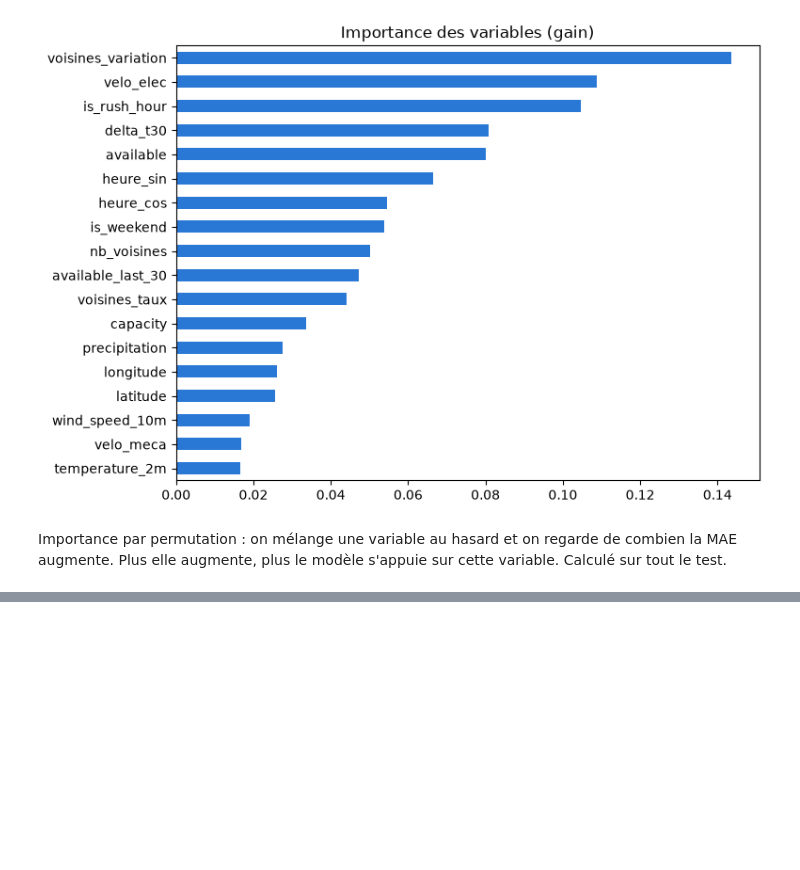
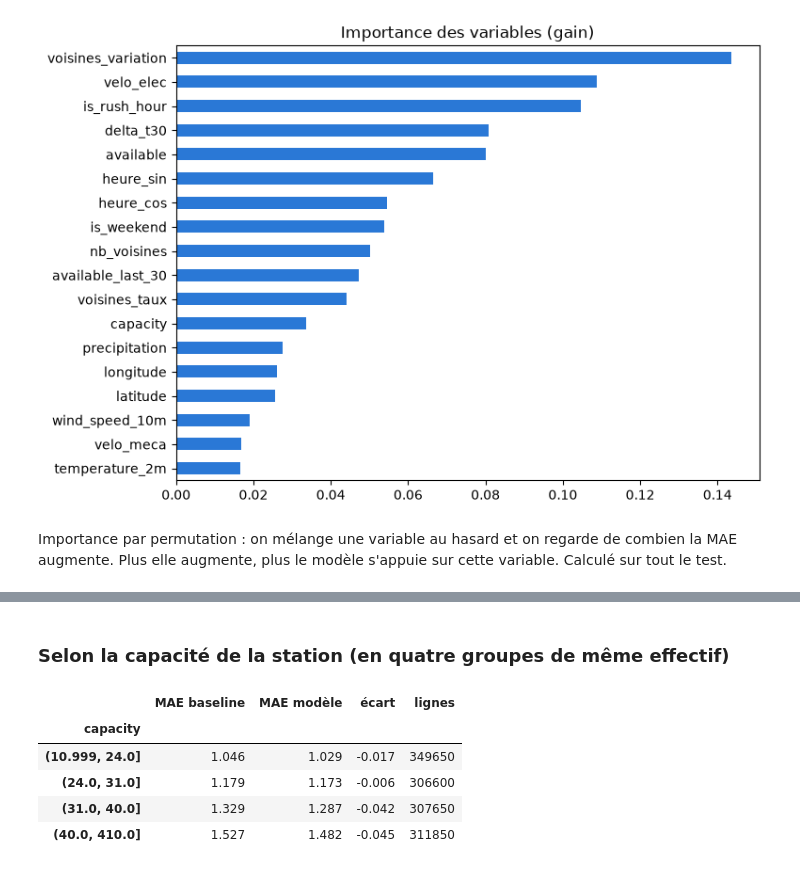
Before and after one commit to PorcherLeo/ProjetDataScience, a Jupyter notebook: 02-modelisation.ipynb, the cells around one changed output, grey strips where cells are left out. Saved outputs shown, nothing was run; the diff lists cells and outputs as text; code cells hidden in the pictures; blank space fills up the shorter version.

```diff
--- a/02-modelisation.ipynb
+++ b/02-modelisation.ipynb
@@ -1282,0 +1335,12 @@ Cette conclusion sera à compléter avec l'importance des variables et l'analyse
+# %% [markdown]
+### Selon la capacité de la station (en quatre groupes de même effectif)
+# %%
+par_capacite = erreurs_par(pd.qcut(test["capacity"], 4, duplicates="drop"))
+par_capacite
+# %% [output]
+|  | MAE baseline | MAE modèle | écart | lignes |
+| capacity |  |  |  |  |
+| (10.999, 24.0] | 1.046 | 1.029 | -0.017 | 349650 |
+| (24.0, 31.0] | 1.179 | 1.173 | -0.006 | 306600 |
+| (31.0, 40.0] | 1.329 | 1.287 | -0.042 | 307650 |
+| (40.0, 410.0] | 1.527 | 1.482 | -0.045 | 311850 |
```
Also changed, not shown: parts of 17 cells of this notebook.
